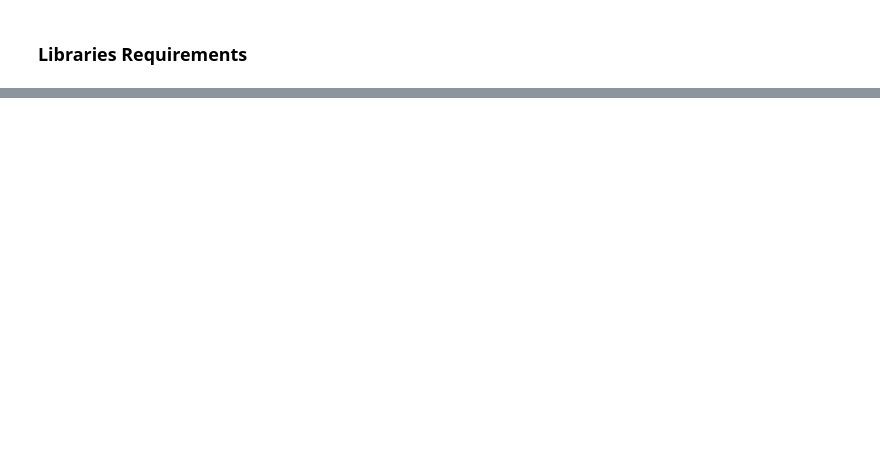
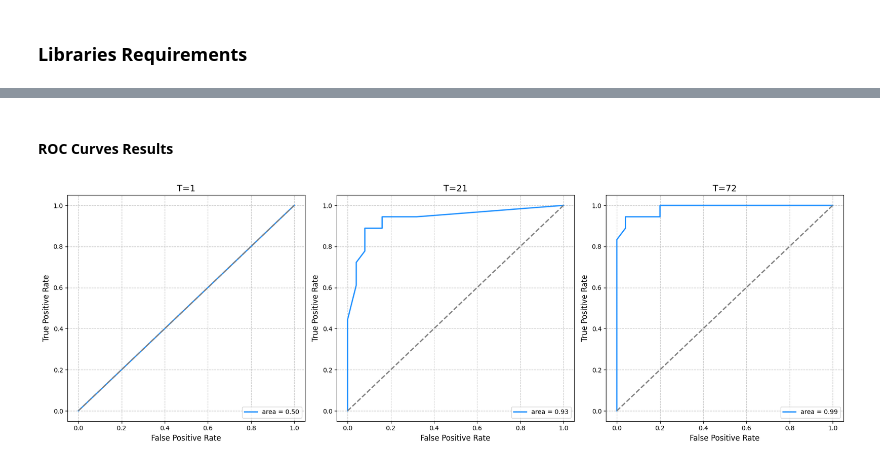
Before and after one commit to notnormasatall/web-ads-filtering-with-ts, a Jupyter notebook: filtering-algorithm.ipynb, the cells around one changed output, grey strips where cells are left out. Cells and saved outputs as stored; diff of their text form; code cells hidden in the pictures; blank space fills up the shorter version.

```diff
--- a/filtering-algorithm.ipynb
+++ b/filtering-algorithm.ipynb
@@ -197,0 +339,40 @@ for filename in tqdm(FILES):
+# %%
+BASELINE = 0.68
+# %% [markdown]
+#### ROC Curves Results
+# %%
+timestamps = [0, 20, 71]
+plt.figure(figsize=(18, 6))
+
+for i, t in enumerate(timestamps, 1):
+    y_true = []
+    y_scores = []
+
+    for ad in history[t]:
+        alpha = ad.action.successes
+        beta = ad.action.failures
+        mu = alpha / (alpha + beta)
+        y_true.append(ad._successful)
+        y_scores.append(mu)
+
+    # Calculate binary predictions based on the threshold for performance metrics
+    y_pred = [1 if score > BASELINE else 0 for score in y_scores]
+
+    # ROC Curve calculation
+    fpr, tpr, thresholds = roc_curve(y_true, y_scores)
+    roc_auc = auc(fpr, tpr)
+
+    # Subplot for the ROC curve
+    ax = plt.subplot(1, len(timestamps), i)
+    ax.plot(fpr, tpr, color='dodgerblue', lw=2, label=f'area = {roc_auc:.2f}')
+    ax.plot([0, 1], [0, 1], color='gray', lw=2, linestyle='--')
+    ax.set_xlabel('False Positive Rate', fontsize=12)
+    ax.set_ylabel('True Positive Rate', fontsize=12)
+    ax.set_title(f'T={t+1}', fontsize=14)
+    ax.legend(loc="lower right")
+    ax.grid(True, linestyle='--', alpha=0.7)
+
+plt.tight_layout()
+plt.show()
+# %% [output]
+[figure, added]
```
Also changed, not shown: parts of 17 cells of this notebook, 4 other files.
